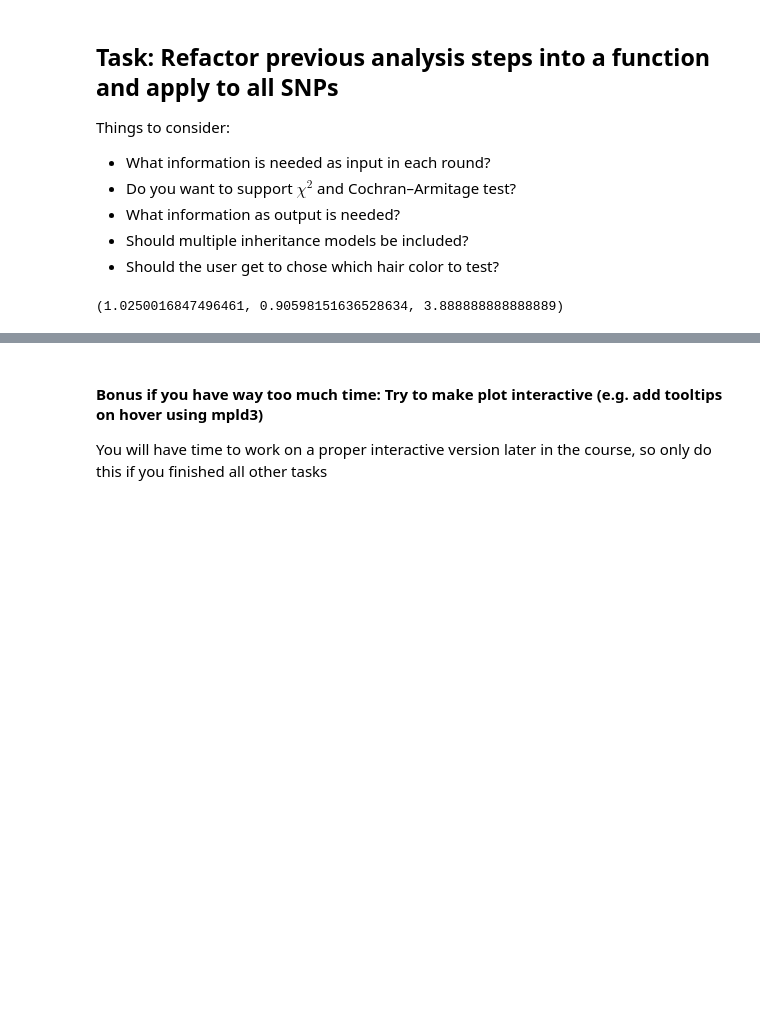
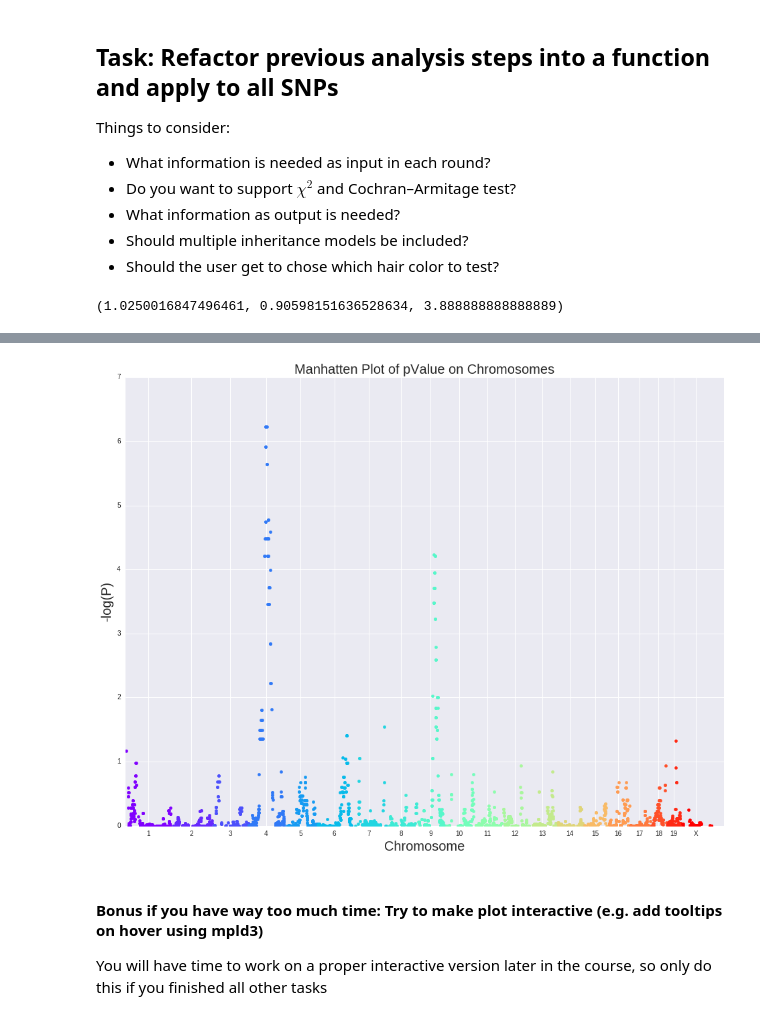
Before and after one commit to MeeNot/Integrated_Bioinformatics, a Jupyter notebook: notebooks/Day3_GWAS_part1.ipynb, the cells around one changed output, grey strips where cells are left out. Drawn from its saved outputs; the diff is of its cells as text; code cells hidden in the pictures; blank space fills up the shorter version.

```diff
--- a/notebooks/Day3_GWAS_part1.ipynb
+++ b/notebooks/Day3_GWAS_part1.ipynb
@@ -481,16 +482,0 @@ df_results.head()
-# %%
-plt.figure(figsize=(16,12), dpi=80)
-step=0
-t=0
-
-for i, chrom in enumerate(df_genotype["Chr"].unique()):
-    temp = df_genotype[(df_genotype.ix[:, "Chr"] == chrom)]
-    t = step + temp.cM.max()/2
-    plt.scatter(df_genotype["cM"].values, -np.log10(df_results.pValue))
-
-
-
-
-
-
-plt.show()
@@ -499,3 +496,30 @@ plt.show()
+# %%
+plt.figure(figsize=(16,12), dpi=80)
+plt.title("Manhatten Plot of pValue on Chromosomes",fontsize=20)
+step = 0
+t = 0
+chrom_names = df_results["Chr"].unique()
+colors = cm.rainbow(np.linspace(0,1,len(chrom_names)))
+ticks_posi = []
+s = 0
+
+for i, chrom in enumerate(chrom_names):
+    temp = df_results[(df_results.ix[:, "Chr"] == chrom)]
+    t = step + temp.Mb.max()/2
+    ticks_posi.append(s + temp.Mb.max() /2)
+    plt.scatter([x + s for x in temp.Mb], -np.log10(temp.pValue), color=colors[i])
+    s = s + temp.Mb.max()
+
+
+
+plt.xticks(ticks_posi, chrom_names)
+plt.xlim(-1.0, len(df_results))
+plt.ylim(0, 7)
+plt.xlabel("Chromosome", fontsize=20)
+plt.ylabel("-log(P)", fontsize=20)
+plt.show()
+# %% [output]
+[figure, added]
 # %% [markdown]
 #### Bonus if you have way too much time: Try to make plot interactive (e.g. add tooltips on hover using mpld3)
 You will have time to work on a proper interactive version later in the course, so only do this if you finished all other tasks
```
Also changed, not shown: parts of 15 cells of this notebook.
